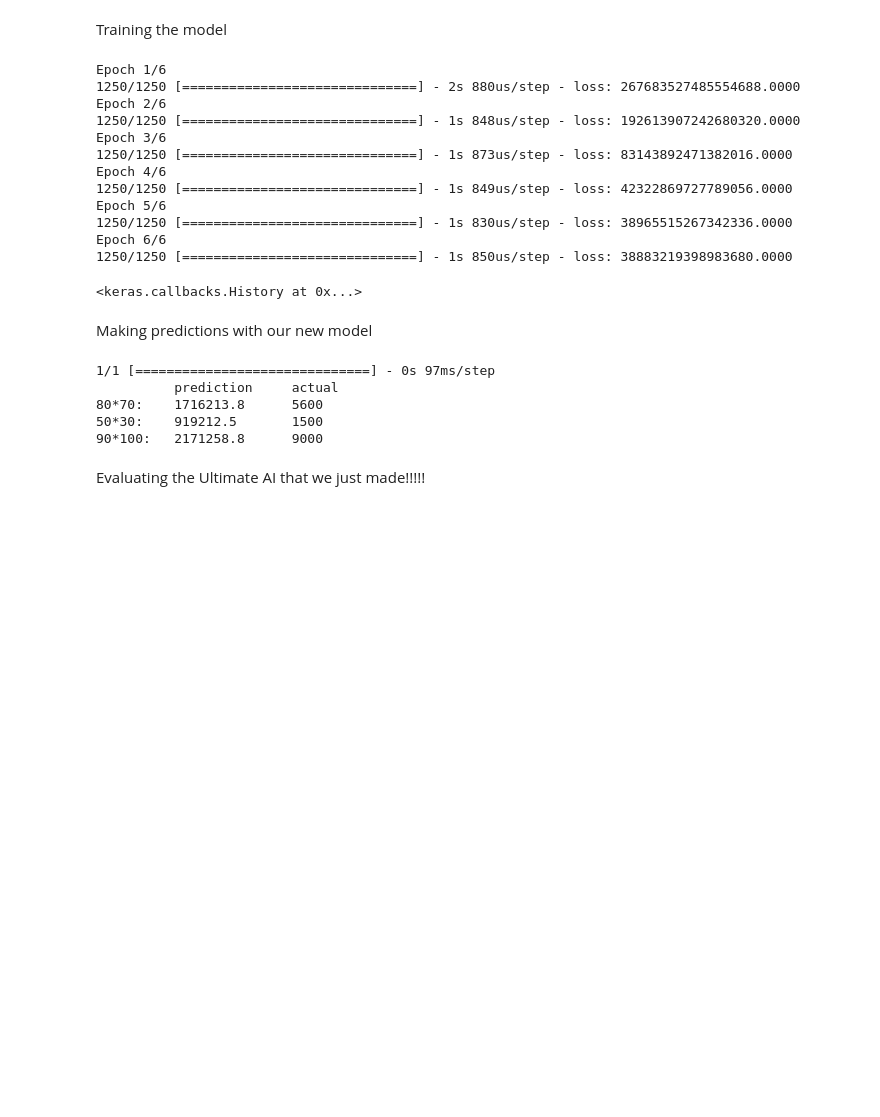
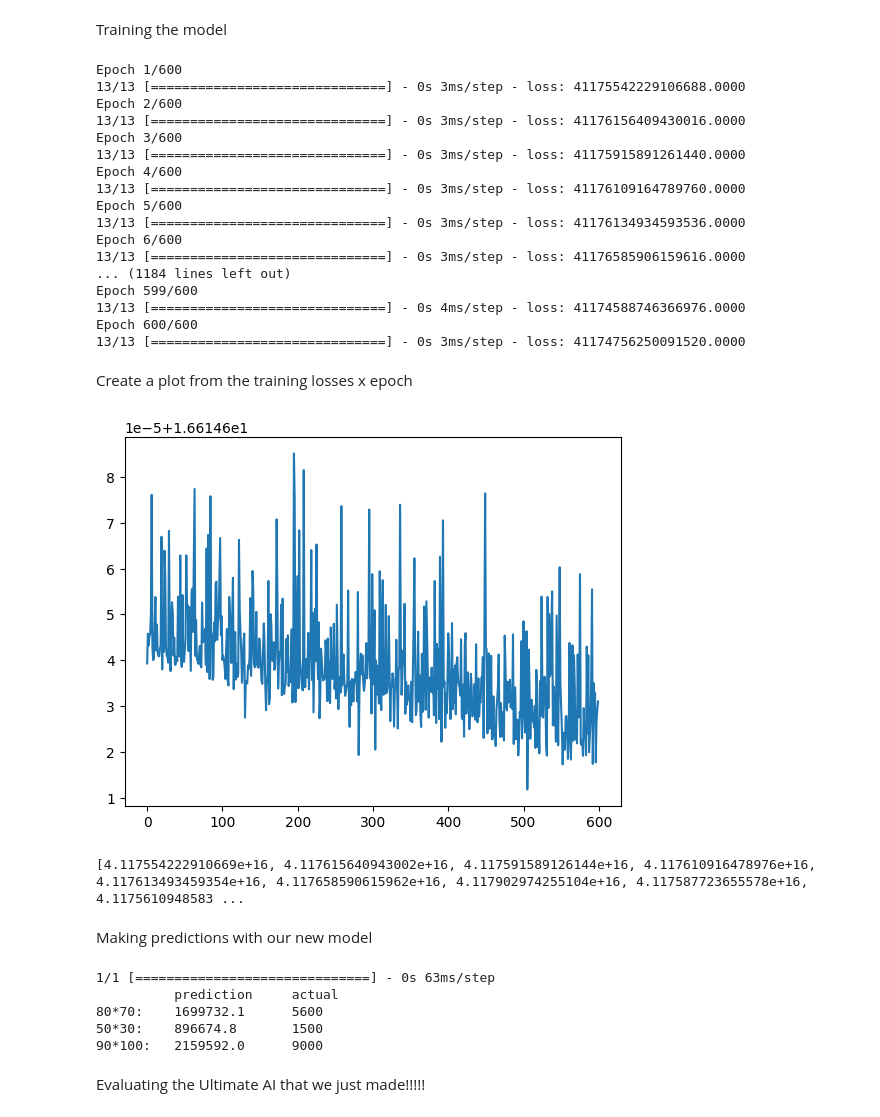
Before and after one commit to Martin1458/simplePythonAI, a Jupyter notebook: neuralNetwork/neural_network_mul.ipynb, the cells around one changed output. Cells and saved outputs as stored; diff of their text form; code cells hidden in the pictures; blank space fills up the shorter version.

```diff
--- a/neuralNetwork/neural_network_mul.ipynb
+++ b/neuralNetwork/neural_network_mul.ipynb
@@ -32,21 +34,42 @@ model.compile(optimizer='adam', loss='mean_squared_error')
 # %% [markdown]
 Training the model
 # %%
-model.fit(input_list, output_list, epochs=6, batch_size=4)
+fitValues = model.fit(input_list, output_list, epochs=600, batch_size=400)
 # %% [output]
-Epoch 1/6
-1250/1250 [==============================] - 2s 880us/step - loss: 267683527485554688.0000
-Epoch 2/6
-1250/1250 [==============================] - 1s 848us/step - loss: 192613907242680320.0000
-Epoch 3/6
-1250/1250 [==============================] - 1s 873us/step - loss: 83143892471382016.0000
-Epoch 4/6
-1250/1250 [==============================] - 1s 849us/step - loss: 42322869727789056.0000
-Epoch 5/6
-1250/1250 [==============================] - 1s 830us/step - loss: 38965515267342336.0000
-Epoch 6/6
-1250/1250 [==============================] - 1s 850us/step - loss: 38883219398983680.0000
+Epoch 1/600
+13/13 [==============================] - 0s 3ms/step - loss: 41175542229106688.0000
+Epoch 2/600
+13/13 [==============================] - 0s 3ms/step - loss: 41176156409430016.0000
+Epoch 3/600
+13/13 [==============================] - 0s 3ms/step - loss: 41175915891261440.0000
+Epoch 4/600
+13/13 [==============================] - 0s 3ms/step - loss: 41176109164789760.0000
+Epoch 5/600
+13/13 [==============================] - 0s 3ms/step - loss: 41176134934593536.0000
+Epoch 6/600
+13/13 [==============================] - 0s 3ms/step - loss: 41176585906159616.0000
+... (1184 lines left out)
+Epoch 599/600
+13/13 [==============================] - 0s 4ms/step - loss: 41174588746366976.0000
+Epoch 600/600
+13/13 [==============================] - 0s 3ms/step - loss: 41174756250091520.0000
-<keras.callbacks.History at 0x...>
+# %% [markdown]
+Create a plot from the training losses x epoch
+# %%
+import matplotlib.pyplot as plt
+import numpy as np
+import math
+
+y = [math.log(i, 10) for i in list(fitValues.history["loss"])]
+x = [i for i in range(len(list(y)))]
+
+fig, ax = plt.subplots()
+ax.plot(x, y)
+plt.show()
+print(fitValues.history["loss"])
+# %% [output]
+[figure, added]
+[4.117554222910669e+16, 4.117615640943002e+16, 4.117591589126144e+16, 4.117610916478976e+16, 4.117613493459354e+16, 4.117658590615962e+16, 4.117902974255104e+16, 4.117587723655578e+16, 4.1175610948583 ...
 # %% [markdown]
 Making predictions with our new model
 # %%
@@ -59,11 +82,11 @@ for i in range(len(predictions)):
     actual_val = x * y
     print("{:<10s}{:<15s}{}".format(str(x) + "*" + str(y) + ":", str(predicted_val), str(actual_val)))
 # %% [output]
-1/1 [==============================] - 0s 97ms/step
+1/1 [==============================] - 0s 63ms/step
           prediction     actual
-80*70:    1716213.8      5600
-50*30:    919212.5       1500
-90*100:   2171258.8      9000
+80*70:    1699732.1      5600
+50*30:    896674.8       1500
+90*100:   2159592.0      9000
 # %% [markdown]
 Evaluating the Ultimate AI that we just made!!!!!
 # %%
```
Also changed, not shown: parts of 4 cells of this notebook, 3 other files.
